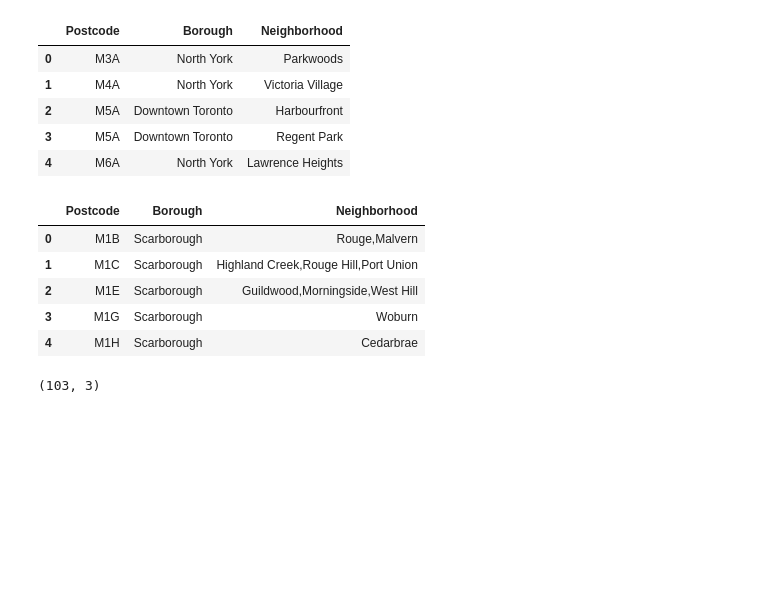
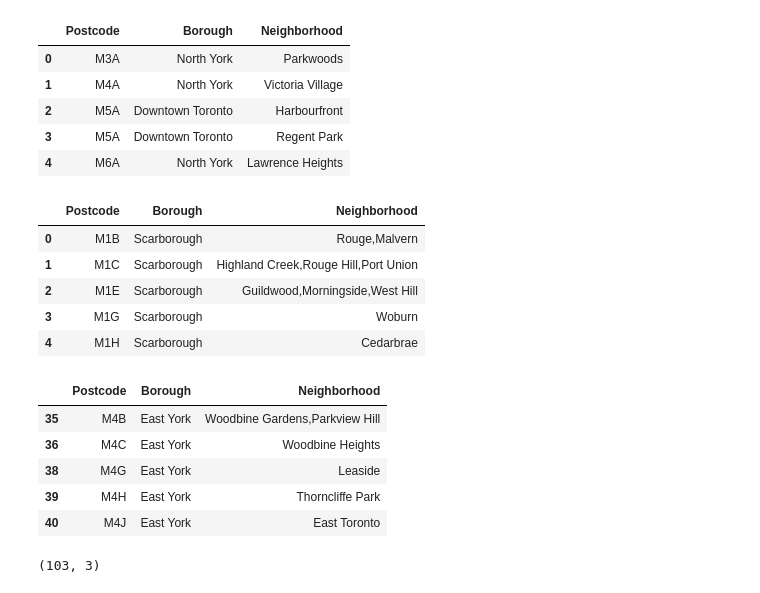
Before and after one commit to xjliting/Coursera-capstone-project, a Jupyter notebook: Capstone project notebook 2.ipynb, the cells around one changed output. Drawn from its saved outputs; the diff is of its cells as text; code cells hidden in the pictures; blank space fills up the shorter version.

```diff
--- a/Capstone project notebook 2.ipynb
+++ b/Capstone project notebook 2.ipynb
@@ -72,6 +84,16 @@ df.head()
 | 2 | M1E | Scarborough | Guildwood,Morningside,West Hill |
 | 3 | M1G | Scarborough | Woburn |
 | 4 | M1H | Scarborough | Cedarbrae |
+# %%
+#check on some borooughs
+df[df['Borough']=='East York']
+# %% [output]
+|  | Postcode | Borough | Neighborhood |
+| 35 | M4B | East York | Woodbine Gardens,Parkview Hill |
+| 36 | M4C | East York | Woodbine Heights |
+| 38 | M4G | East York | Leaside |
+| 39 | M4H | East York | Thorncliffe Park |
+| 40 | M4J | East York | East Toronto |
 # %%
 df.shape
 # %% [output]
```
Also changed, not shown: parts of 7 cells of this notebook.
